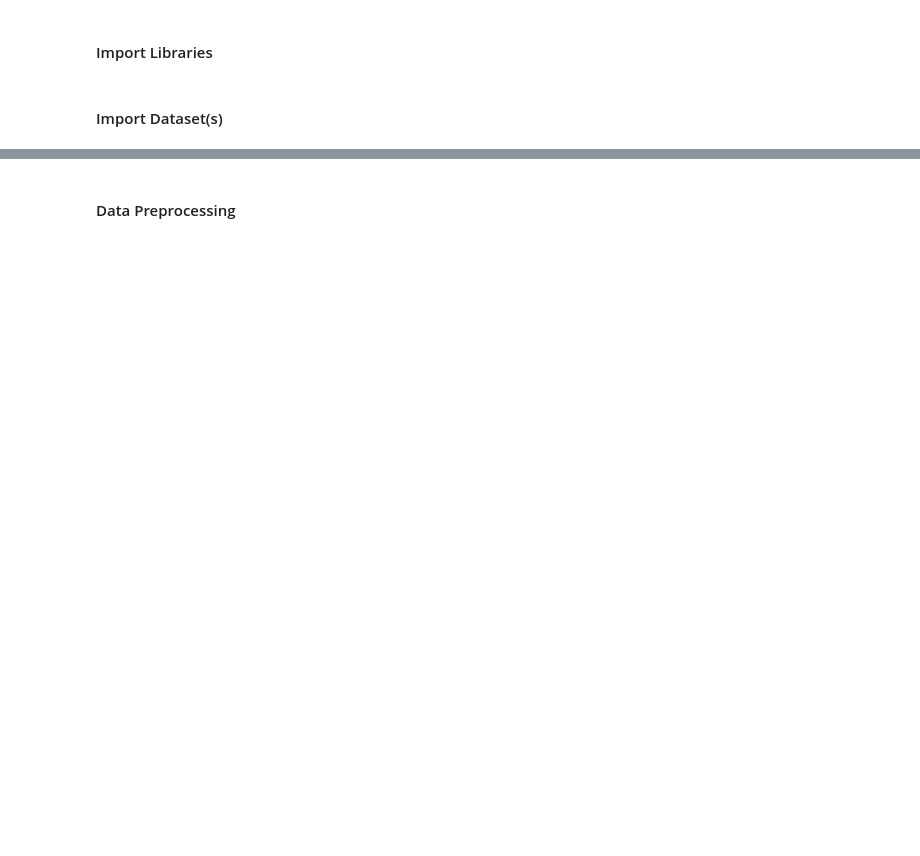
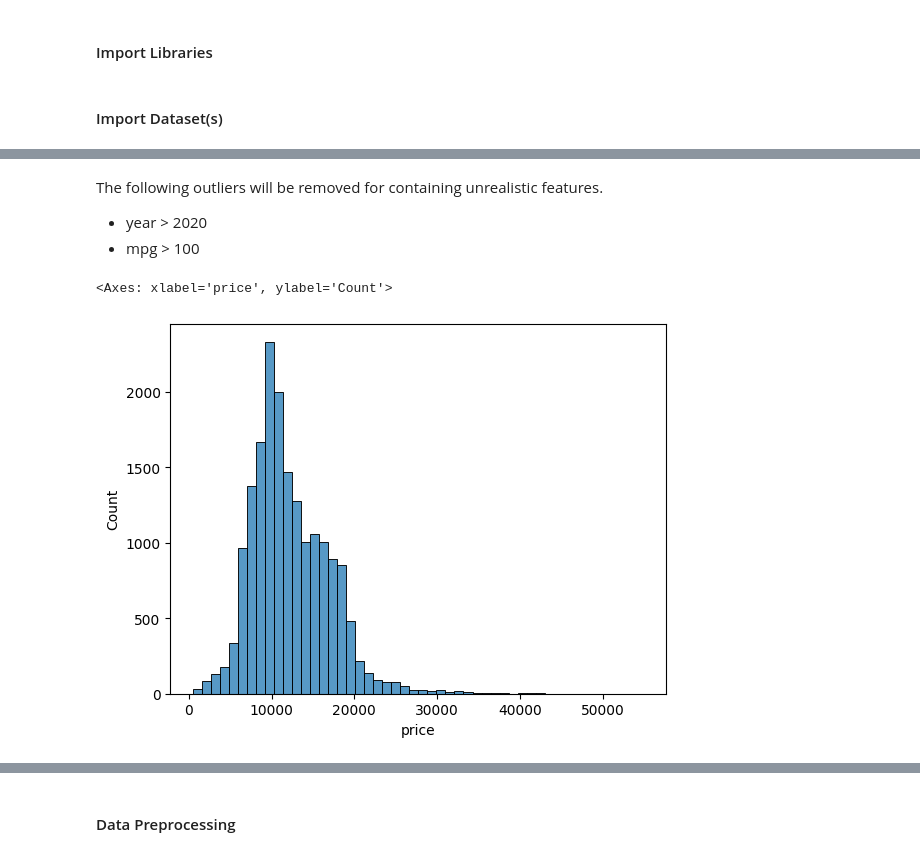
Before and after one commit to j584lee98/sklearn-models, a Jupyter notebook: models/LinearRegression.ipynb, the cells around one changed output, grey strips where cells are left out. Drawn from its saved outputs; the diff is of its cells as text; code cells hidden in the pictures; blank space fills up the shorter version.

```diff
--- a/models/LinearRegression.ipynb
+++ b/models/LinearRegression.ipynb
@@ -41,0 +62,9 @@ memory usage: 125.1+ KB
+# %% [markdown]
+The following outliers will be removed for containing unrealistic features.
+- year > 2020
+- mpg > 100
+# %%
+sns.histplot(df['price'],bins=50)
+# %% [output]
+<Axes: xlabel='price', ylabel='Count'>
+[figure, added]
```
Also changed, not shown: parts of 21 cells of this notebook, 3 other files.
